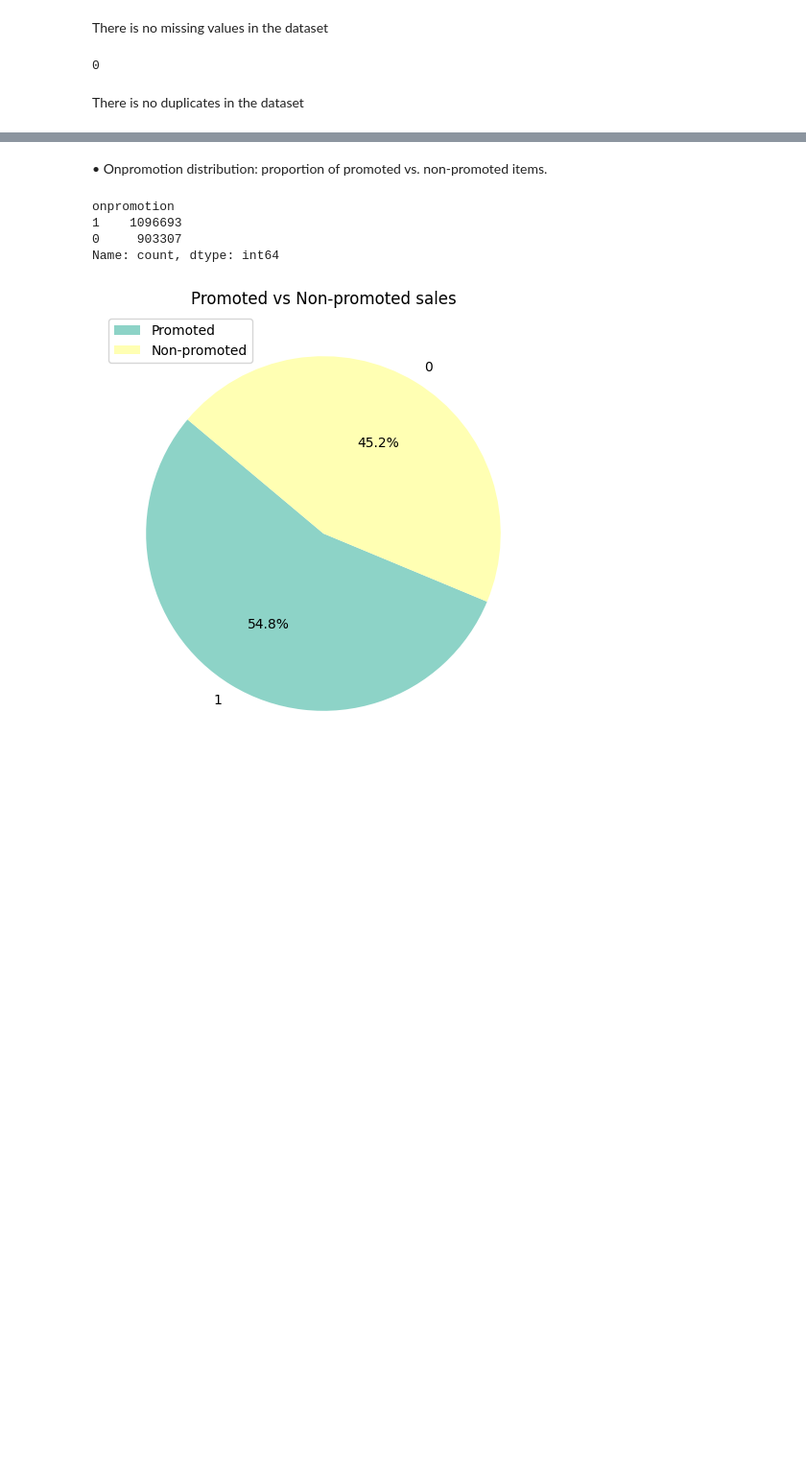
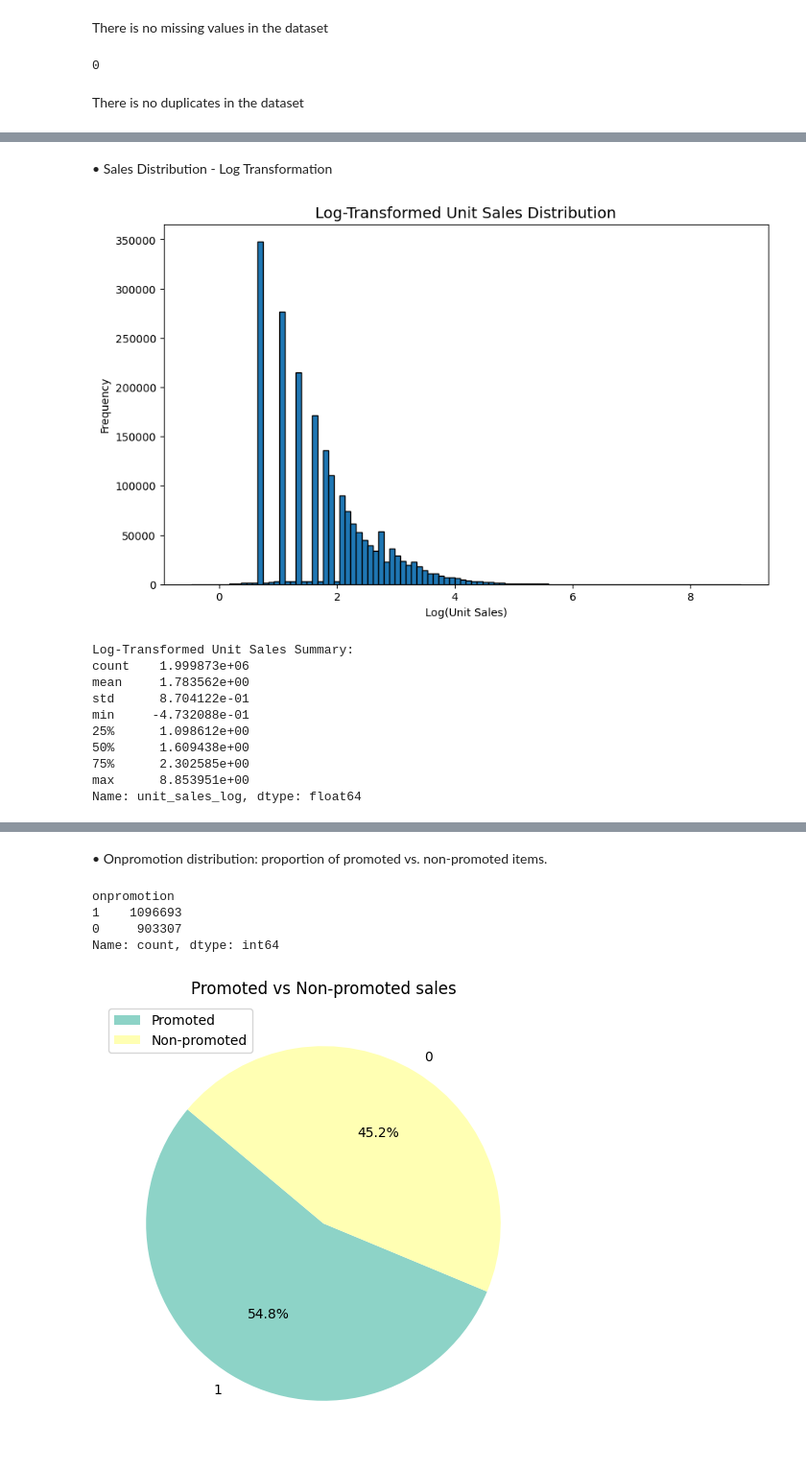
Before and after one commit to sohyla-said/Sales_Forecasting_and_Optimization_GP, a Jupyter notebook: EDA.ipynb, the cells around one changed output, grey strips where cells are left out. Shown at 96% size. Drawn from its saved outputs; the diff is of its cells as text; code cells hidden in the pictures; blank space fills up the shorter version.

```diff
--- a/EDA.ipynb
+++ b/EDA.ipynb
@@ -90,0 +124,32 @@ There is no duplicates in the dataset
+# %% [markdown]
+•	Sales Distribution - Log Transformation
+# %%
+# Feature engineering: log transform to reduce skewness
+dataset['unit_sales_log'] = np.log1p(dataset['unit_sales'])  # log10() = log(1+x) to handle 0 values
+
+# Check for finite values (log transform can fail with negatives)
+finite_unit_sales_log = dataset['unit_sales_log'][np.isfinite(dataset['unit_sales_log'])]
+
+# Plot log-transformed distribution
+plt.figure(figsize=(10,6))
+plt.hist(finite_unit_sales_log, bins=100, edgecolor='black')
+plt.title("Log-Transformed Unit Sales Distribution", fontsize=14)
+plt.xlabel("Log(Unit Sales)")
+plt.ylabel("Frequency")
+plt.show()
+
+# Summary statistics
+print("Log-Transformed Unit Sales Summary:")
+print(finite_unit_sales_log.describe())
+# %% [output]
+[figure, added]
+Log-Transformed Unit Sales Summary:
+count    1.999873e+06
+mean     1.783562e+00
+std      8.704122e-01
+min     -4.732088e-01
+25%      1.098612e+00
+50%      1.609438e+00
+75%      2.302585e+00
+max      8.853951e+00
+Name: unit_sales_log, dtype: float64
```
Also changed, not shown: parts of 69 cells of this notebook.
